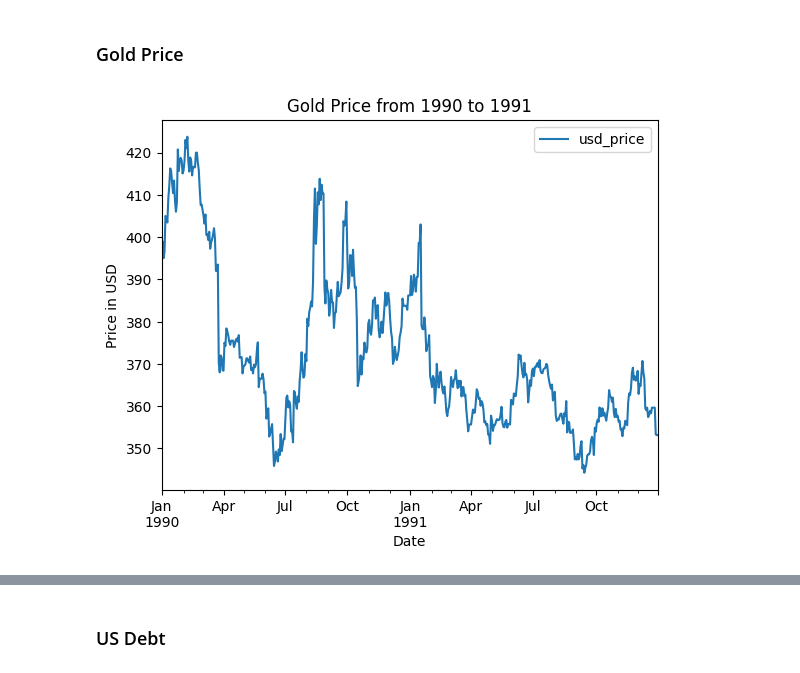
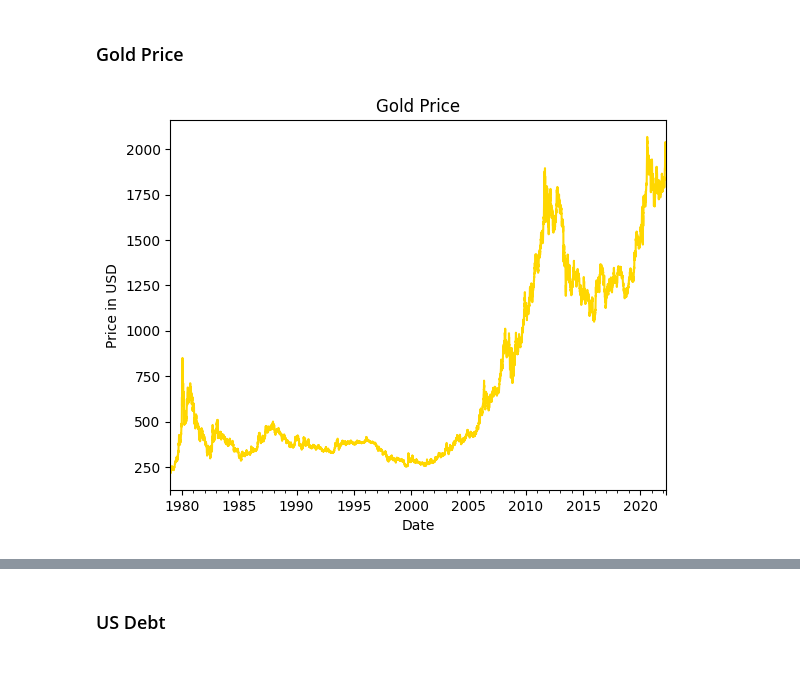
Before and after one commit to pafruchtenreich/ML_for_finance, a Jupyter notebook: notebook.ipynb, the cells around one changed output, grey strips where cells are left out. Cells and saved outputs as stored; diff of their text form; code cells hidden in the pictures.

```diff
--- a/notebook.ipynb
+++ b/notebook.ipynb
@@ -119,10 +132,10 @@ gold_data_usd['volatility_365d'] = gold_data_usd['daily_return'].rolling(window=
 # %% [markdown]
 ### Gold Price
 # %%
-gold_data_usd['1990-01-01':'1991-12-31'].plot()
-plt.title('Gold Price from 1990 to 1991')
+gold_data_usd['usd_price'].plot(color='gold')
+plt.title('Gold Price')
 plt.xlabel('Date')
 plt.ylabel('Price in USD')
 plt.show()
 # %% [output]
-[figure, old version]
+[figure, new version]
```
Also changed, not shown: parts of 22 cells of this notebook.
